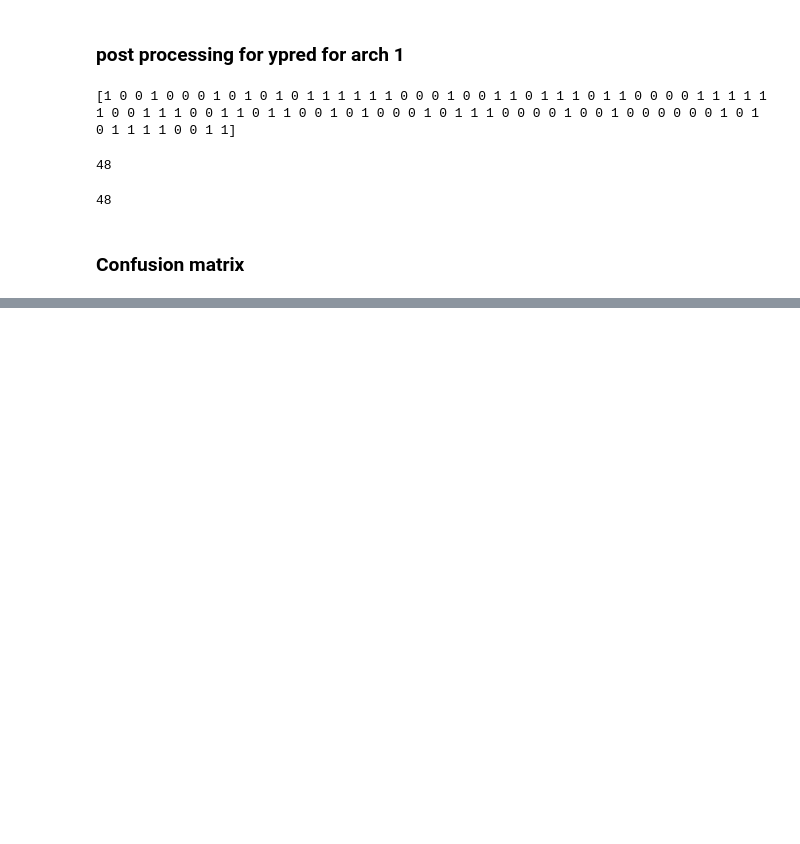
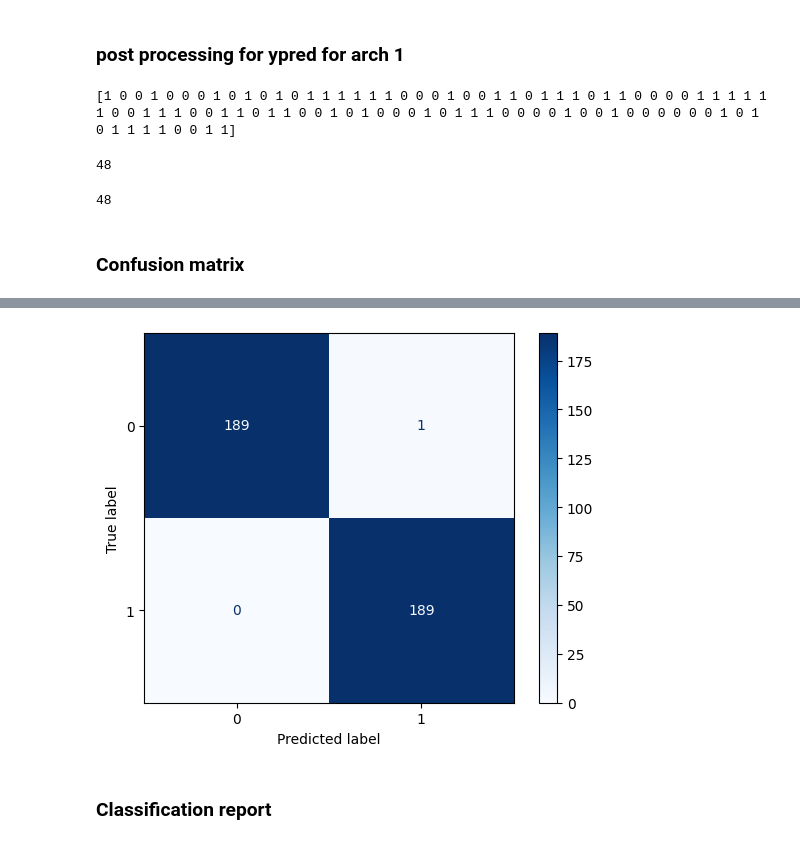
Before and after one commit to akash-siv/bci_nn_model, a Jupyter notebook: Copy_of_timeseries_classification_from_scratch.ipynb, the cells around one changed output, grey strips where cells are left out. Cells and saved outputs as stored; diff of their text form; code cells hidden in the pictures; blank space fills up the shorter version.

Commit message:
working with praveen edit

```diff
--- a/Copy_of_timeseries_classification_from_scratch.ipynb
+++ b/Copy_of_timeseries_classification_from_scratch.ipynb
@@ -347,6 +376,9 @@ model.add(Dense(20, activation='relu',
 model.add(Dense(10, activation='relu',
             activity_regularizer=keras.regularizers.l1(0.00001)))
 
+# Added praveen layer
+model.add(Dense(1, activation='sigmoid'))
+
 # Compile the model
 model.compile(optimizer='adam', loss='binary_crossentropy', metrics=['accuracy'])
 
@@ -474,3 +505,7 @@ accuracy will start decreasing while the training accuracy will continue on incr
 the model starts overfitting.
 # %% [markdown]
 ### create ypred
+# %%
+y_train_pred = model.predict(x_train)
+# print(x_test.shape)
+# print(y_test.shape)
@@ -507,2 +564,4 @@ array([[9.99999881e-01],
 # %% [markdown]
 ### post proccessing for arch 2
+# %%
+y_train_pred = (y_train_pred > 0.5).astype(int)
@@ -508,0 +572,2 @@ array([[9.99999881e-01],
+# %%
+y_train_pred = y_train_pred[:, 0]  # Select the first column
@@ -560,0 +630,17 @@ plt.show()
+# %%
+from sklearn.metrics import ConfusionMatrixDisplay
+from sklearn.metrics import confusion_matrix
+import matplotlib.pyplot as plt
+
+labels = ["0","1"]
+
+cm = confusion_matrix(y_train, y_train_pred)
+
+disp = ConfusionMatrixDisplay(confusion_matrix=cm, display_labels=labels)
+
+disp.plot(cmap=plt.cm.Blues)
+plt.show()
+# %% [output]
+[figure, added]
+# %% [markdown]
+### Classification report
```
Also changed, not shown: parts of 25 cells of this notebook, 1 other file.
